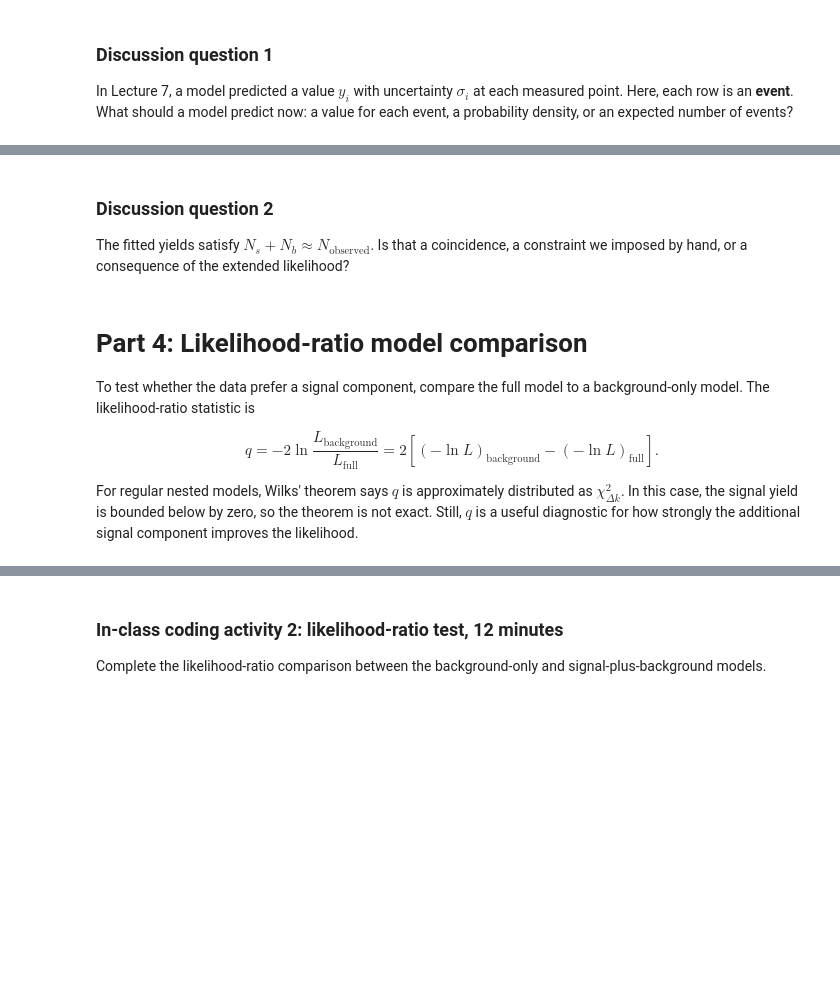
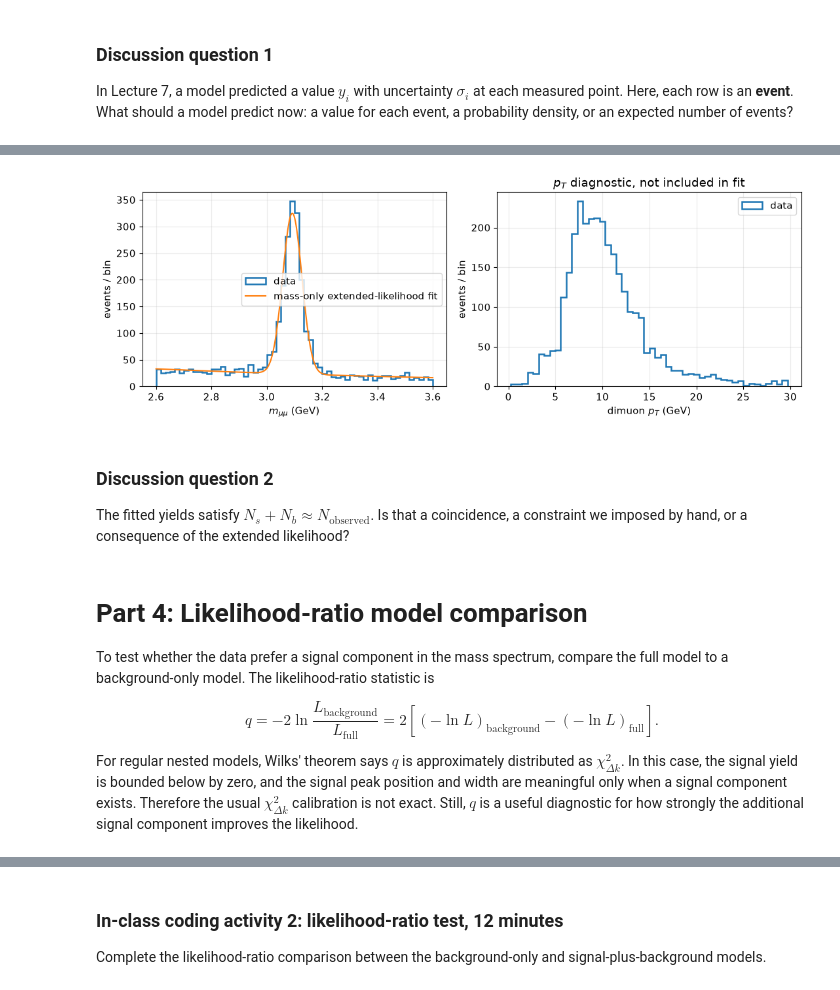
Before and after one commit to jrstevenjlab/gradcompphys, a Jupyter notebook: lectures/lecture08_9_22_26_bootstrap_jackknife_uncertainty.ipynb, the cells around one changed output, grey strips where cells are left out. Drawn from its saved outputs; the diff is of its cells as text; code cells hidden in the pictures; blank space fills up the shorter version.

```diff
--- a/lectures/lecture08_9_22_26_bootstrap_jackknife_uncertainty.ipynb
+++ b/lectures/lecture08_9_22_26_bootstrap_jackknife_uncertainty.ipynb
@@ -250,7 +277,7 @@ def truncated_exponential_pdf(x, slope, lower, upper):
 
 def unpack_full_parameters(transformed_parameters):
     """Use transformed parameters so positive quantities stay positive during fitting."""
-    log_signal_yield, log_background_yield, mass_mean, log_mass_sigma, log_mass_slope, log_signal_pt_slope, log_background_pt_slope = transformed_parameters
+    log_signal_yield, log_background_yield, mass_mean, log_mass_sigma, log_mass_slope = transformed_parameters
     return pd.Series(
         {
             "signal_yield": np.exp(log_signal_yield),
@@ -258,39 +285,25 @@ def unpack_full_parameters(transformed_parameters):
             "mass_mean_GeV": mass_mean,
             "mass_sigma_GeV": np.exp(log_mass_sigma),
             "background_mass_slope": np.exp(log_mass_slope),
-            "signal_pt_slope": np.exp(log_signal_pt_slope),
-            "background_pt_slope": np.exp(log_background_pt_slope),
         }
     )
 
 
 def signal_density(data, parameters):
-    mass_density = truncated_gaussian_pdf(
+    return truncated_gaussian_pdf(
         data["dimuon_mass_GeV"],
         parameters["mass_mean_GeV"],
         parameters["mass_sigma_GeV"],
         *MASS_RANGE,
     )
-    pt_density = truncated_exponential_pdf(
-        data["dimuon_pt_GeV"],
-        parameters["signal_pt_slope"],
-        *PT_RANGE,
-    )
-    return mass_density * pt_density
 
 
 def background_density(data, parameters):
-    mass_density = truncated_exponential_pdf(
+    return truncated_exponential_pdf(
         data["dimuon_mass_GeV"],
         parameters["background_mass_slope"],
         *MASS_RANGE,
     )
-    pt_density = truncated_exponential_pdf(
-        data["dimuon_pt_GeV"],
-        parameters["background_pt_slope"],
-        *PT_RANGE,
-    )
-    return mass_density * pt_density
 
 
 def full_intensity(data, transformed_parameters):
@@ -350,38 +368,40 @@ full_fit_parameters.to_frame("estimate")
 # %%
 def mass_projection_density(mass_values, parameters):
-    mass_frame = pd.DataFrame({"dimuon_mass_GeV": mass_values, "dimuon_pt_GeV": np.zeros_like(mass_values)})
-    signal_mass = truncated_gaussian_pdf(mass_frame["dimuon_mass_GeV"], parameters["mass_mean_GeV"], parameters["mass_sigma_GeV"], *MASS_RANGE)
-    background_mass = truncated_exponential_pdf(mass_frame["dimuon_mass_GeV"], parameters["background_mass_slope"], *MASS_RANGE)
+    mass_frame = pd.DataFrame({"dimuon_mass_GeV": mass_values})
+    signal_mass = truncated_gaussian_pdf(
+        mass_frame["dimuon_mass_GeV"],
+        parameters["mass_mean_GeV"],
+        parameters["mass_sigma_GeV"],
+        *MASS_RANGE,
+    )
+    background_mass = truncated_exponential_pdf(
+        mass_frame["dimuon_mass_GeV"],
+        parameters["background_mass_slope"],
+        *MASS_RANGE,
+    )
     return parameters["signal_yield"] * signal_mass + parameters["background_yield"] * background_mass
 
 
-def pt_projection_density(pt_values, parameters):
-    pt_frame = pd.DataFrame({"dimuon_mass_GeV": np.zeros_like(pt_values), "dimuon_pt_GeV": pt_values})
-    signal_pt = truncated_exponential_pdf(pt_frame["dimuon_pt_GeV"], parameters["signal_pt_slope"], *PT_RANGE)
-    background_pt = truncated_exponential_pdf(pt_frame["dimuon_pt_GeV"], parameters["background_pt_slope"], *PT_RANGE)
-    return parameters["signal_yield"] * signal_pt + parameters["background_yield"] * background_pt
-
 mass_grid = pd.DataFrame({"dimuon_mass_GeV": np.linspace(*MASS_RANGE, 400)})
-pt_grid = pd.DataFrame({"dimuon_pt_GeV": np.linspace(*PT_RANGE, 400)})
 mass_grid["fit_events_per_GeV"] = mass_projection_density(mass_grid["dimuon_mass_GeV"], full_fit_parameters)
-pt_grid["fit_events_per_GeV"] = pt_projection_density(pt_grid["dimuon_pt_GeV"], full_fit_parameters)
 
 fig, axes = plt.subplots(1, 2, figsize=(11, 4))
 
 mass_counts, mass_edges, _ = axes[0].hist(analysis_data["dimuon_mass_GeV"], bins=60, histtype="step", lw=1.8, label="data")
 mass_bin_width = mass_edges[1] - mass_edges[0]
-axes[0].plot(mass_grid["dimuon_mass_GeV"], mass_grid["fit_events_per_GeV"] * mass_bin_width, label="extended-likelihood fit")
+axes[0].plot(mass_grid["dimuon_mass_GeV"], mass_grid["fit_events_per_GeV"] * mass_bin_width, label="mass-only extended-likelihood fit")
 axes[0].set_xlabel(r"$m_{\mu\mu}$ (GeV)")
 axes[0].set_ylabel("events / bin")
 axes[0].legend()
 
-pt_counts, pt_edges, _ = axes[1].hist(analysis_data["dimuon_pt_GeV"], bins=50, histtype="step", lw=1.8, label="data")
-pt_bin_width = pt_edges[1] - pt_edges[0]
-axes[1].plot(pt_grid["dimuon_pt_GeV"], pt_grid["fit_events_per_GeV"] * pt_bin_width, label="extended-likelihood fit")
+axes[1].hist(analysis_data["dimuon_pt_GeV"], bins=50, histtype="step", lw=1.8, label="data")
 axes[1].set_xlabel(r"dimuon $p_T$ (GeV)")
 axes[1].set_ylabel("events / bin")
+axes[1].set_title(r"$p_T$ diagnostic, not included in fit")
 axes[1].legend()
 fig.tight_layout()
+# %% [output]
+[figure, added]
 # %% [markdown]
 ### Discussion question 2
 
@@ -389,13 +409,13 @@ The fitted yields satisfy $N_s+N_b\approx N_\mathrm{observed}$. Is that a coinci
 # %% [markdown]
 # Part 4: Likelihood-ratio model comparison
 
-To test whether the data prefer a signal component, compare the full model to a background-only model. The likelihood-ratio statistic is
+To test whether the data prefer a signal component in the mass spectrum, compare the full model to a background-only model. The likelihood-ratio statistic is
 
 $$
 q = -2\ln\frac{L_\mathrm{background}}{L_\mathrm{full}}
 = 2\left[(-\ln L)_\mathrm{background} - (-\ln L)_\mathrm{full}\right].
 $$
 
-For regular nested models, Wilks' theorem says $q$ is approximately distributed as $\chi^2_{\Delta k}$. In this case, the signal yield is bounded below by zero, so the theorem is not exact. Still, $q$ is a useful diagnostic for how strongly the additional signal component improves the likelihood.
+For regular nested models, Wilks' theorem says $q$ is approximately distributed as $\chi^2_{\Delta k}$. In this case, the signal yield is bounded below by zero, and the signal peak position and width are meaningful only when a signal component exists. Therefore the usual $\chi^2_{\Delta k}$ calibration is not exact. Still, $q$ is a useful diagnostic for how strongly the additional signal component improves the likelihood.
 # %%
 def unpack_background_parameters(transformed_parameters):
```
Also changed, not shown: parts of 31 cells of this notebook, 2 other files.
